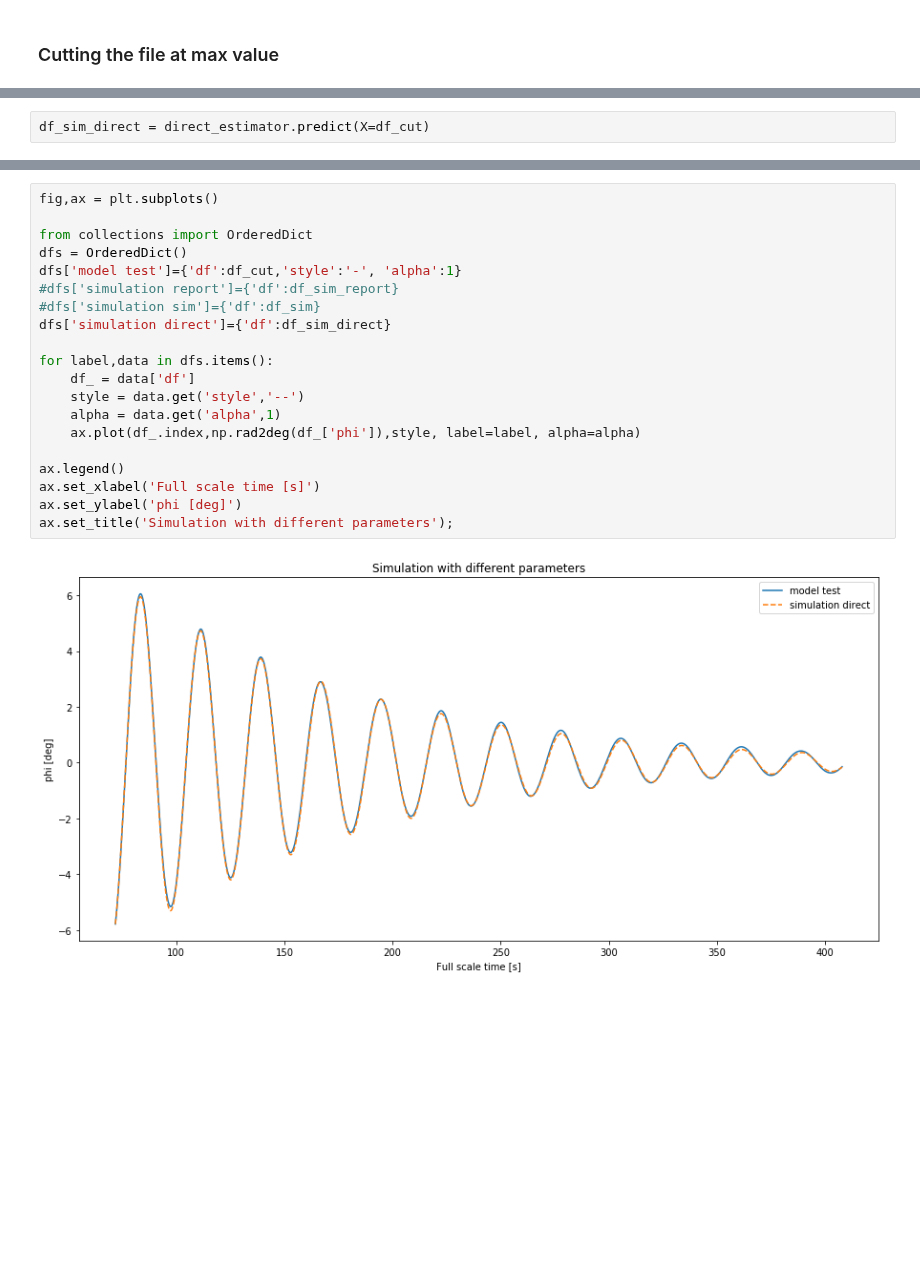
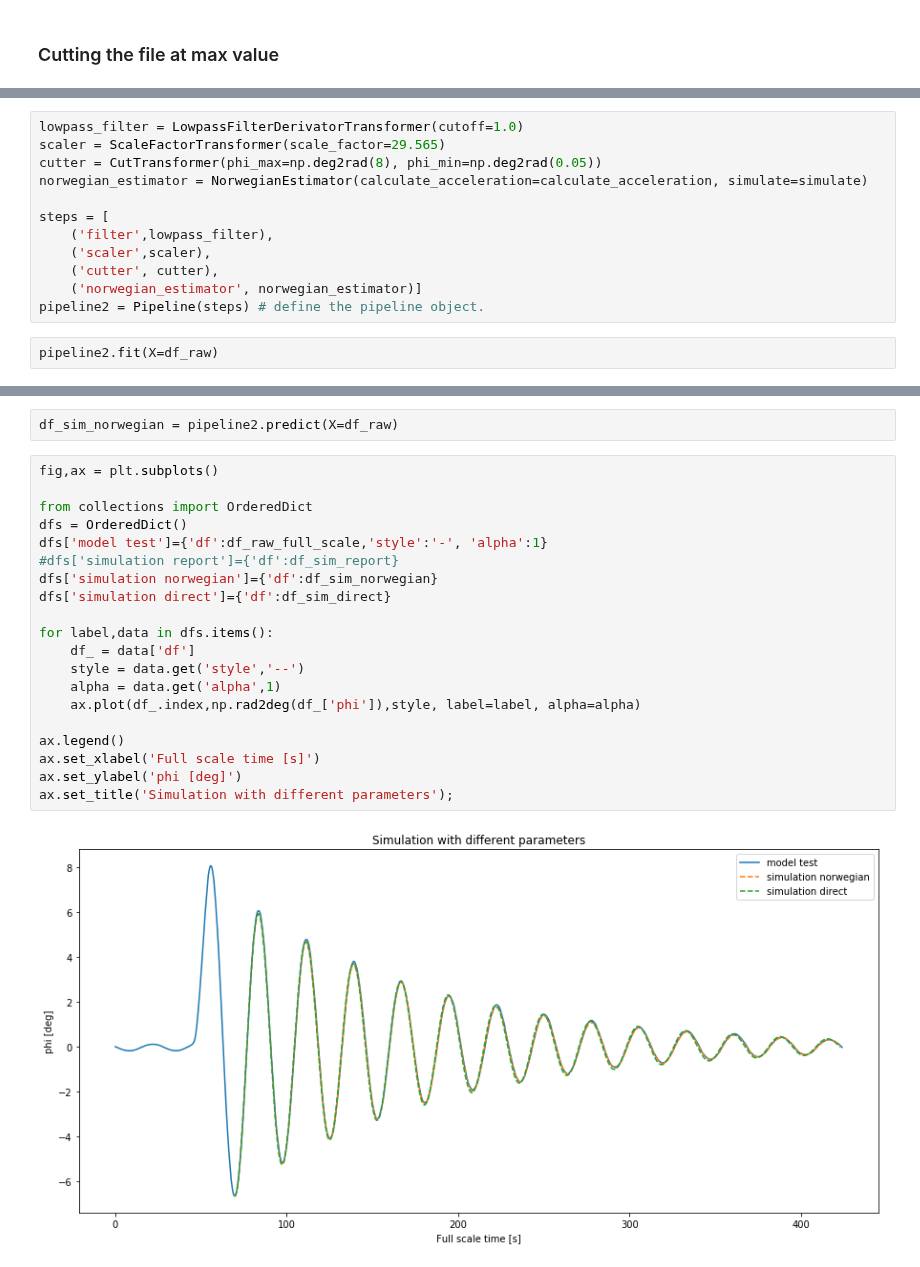
Before and after one commit to martinlarsalbert/rolldecay, a Jupyter notebook: notebooks/rolldecay/03.2_maa_roll_decay_test_system_identification_sensitivity.ipynb, the cells around one changed output, grey strips where cells are left out. Saved outputs shown, nothing was run; the diff lists cells and outputs as text; blank space fills up the shorter version.

Commit message:
Exploring the roll decay estimators.

```diff
--- a/notebooks/rolldecay/03.2_maa_roll_decay_test_system_identification_sensitivity.ipynb
+++ b/notebooks/rolldecay/03.2_maa_roll_decay_test_system_identification_sensitivity.ipynb
@@ -94,0 +138,14 @@ direct_estimator.parameters
+# %%
+lowpass_filter = LowpassFilterDerivatorTransformer(cutoff=1.0)
+scaler = ScaleFactorTransformer(scale_factor=29.565)
+cutter = CutTransformer(phi_max=np.deg2rad(8), phi_min=np.deg2rad(0.05))
+norwegian_estimator = NorwegianEstimator(calculate_acceleration=calculate_acceleration, simulate=simulate)
+
+steps = [
+    ('filter',lowpass_filter),
+    ('scaler',scaler),
+    ('cutter', cutter),
+    ('norwegian_estimator', norwegian_estimator)]
+pipeline2 = Pipeline(steps) # define the pipeline object.
+# %%
+pipeline2.fit(X=df_raw)
@@ -99,2 +167,0 @@ direct_estimator.score(X=df_cut)
-# %%
-df_sim_direct = direct_estimator.predict(X=df_cut)
@@ -101,22 +177,24 @@ df_sim_direct = direct_estimator.predict(X=df_cut)
+# %%
+df_sim_norwegian = pipeline2.predict(X=df_raw)
 # %%
 fig,ax = plt.subplots()
 
 from collections import OrderedDict
 dfs = OrderedDict()
-dfs['model test']={'df':df_cut,'style':'-', 'alpha':1}
+dfs['model test']={'df':df_raw_full_scale,'style':'-', 'alpha':1}
 #dfs['simulation report']={'df':df_sim_report}
-#dfs['simulation sim']={'df':df_sim}
+dfs['simulation norwegian']={'df':df_sim_norwegian}
 dfs['simulation direct']={'df':df_sim_direct}
 
 for label,data in dfs.items():
     df_ = data['df']
     style = data.get('style','--')
     alpha = data.get('alpha',1)
     ax.plot(df_.index,np.rad2deg(df_['phi']),style, label=label, alpha=alpha)
 
 ax.legend()
 ax.set_xlabel('Full scale time [s]')
 ax.set_ylabel('phi [deg]')
 ax.set_title('Simulation with different parameters');
 # %% [output]
-[figure, old version]
+[figure, new version]
```
Also changed, not shown: parts of 54 cells of this notebook.
